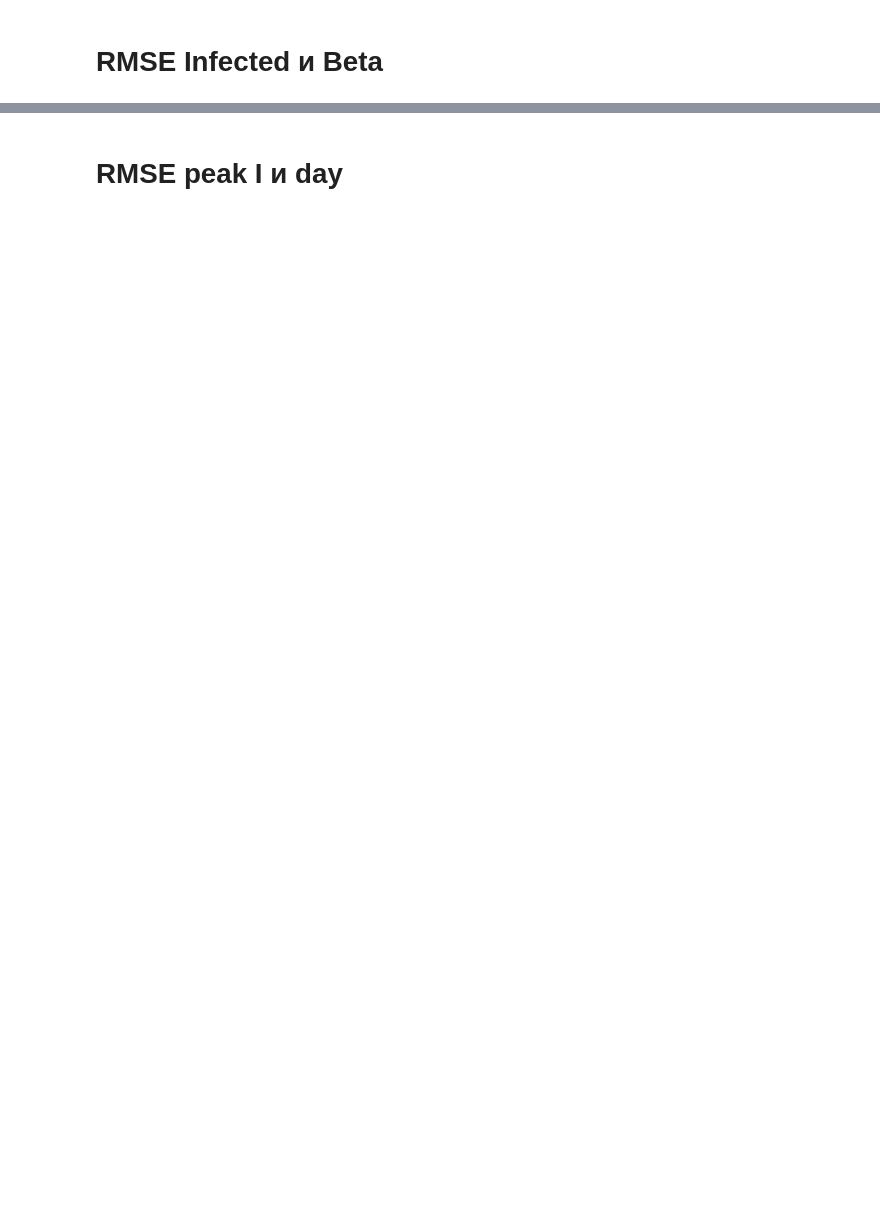
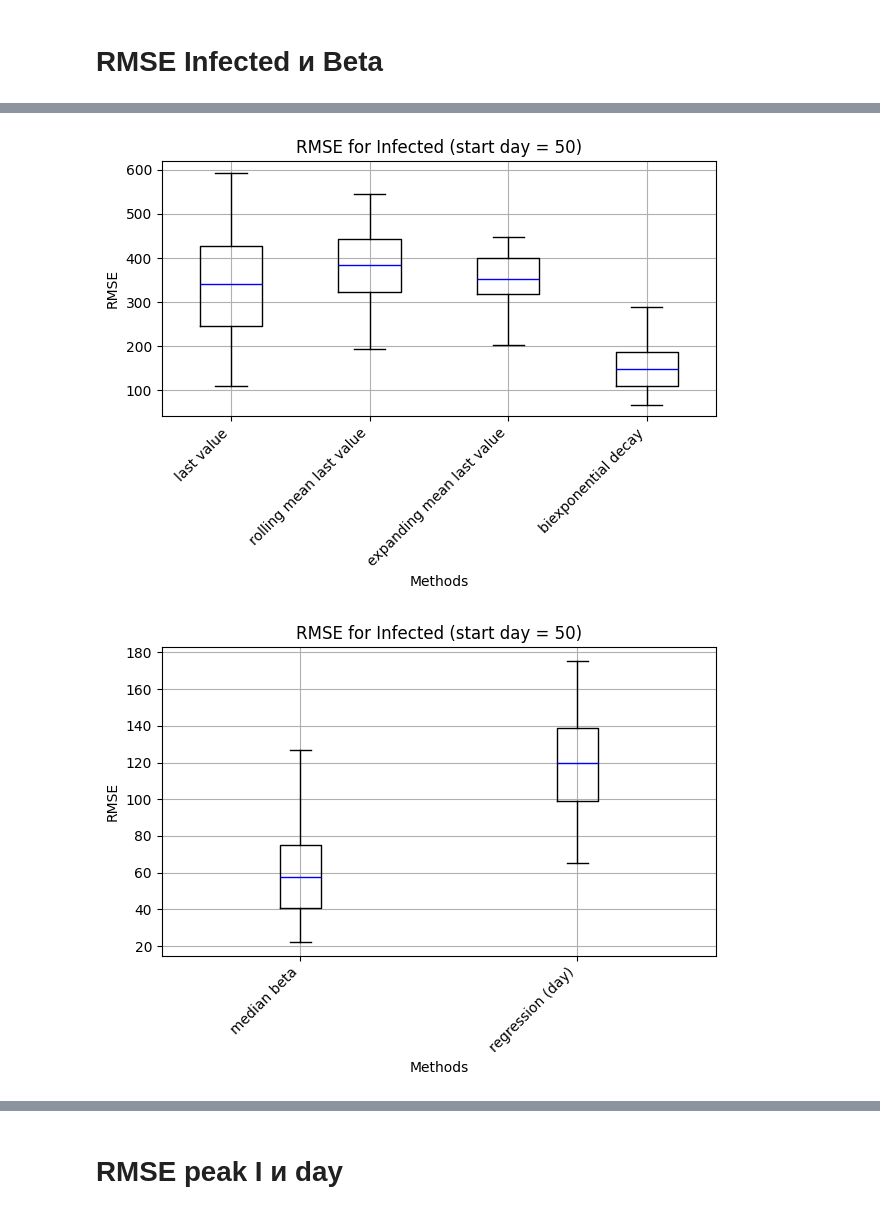
Before and after one commit to vnleonenko/Network_hybrid, a Jupyter notebook: plot_methods.ipynb, the cells around one changed output, grey strips where cells are left out. Cells and saved outputs as stored; diff of their text form; code cells hidden in the pictures; blank space fills up the shorter version.

```diff
--- a/plot_methods.ipynb
+++ b/plot_methods.ipynb
@@ -778,0 +799,41 @@ plt.show()
+# %%
+methods = [['last value',
+        'rolling mean last value',
+        'expanding mean last value',
+        'biexponential decay'],
+
+        ['median beta',
+        'regression (day)'],
+
+        ['median beta;\nshifted forecast',
+        'regression (day);\nshifted forecast',
+        'regression (day);\nincremental learning',
+        'regression (day, previous I)',
+        'lstm']]
+# %%
+day = 50
+# Загрузка данных из CSV
+rmse_df = pd.read_csv(f'RMSE/rmse_I_results_{day}_start.csv')
+for i in range(len(methods)):
+    # Создание боксплота
+    plt.figure()  # Установка размера графика
+    box = plt.boxplot(rmse_df[methods[i]], showfliers=False, medianprops=dict(color='blue'))
+
+    # Настройка заголовка и меток
+    plt.title(f'RMSE for Infected (start day = {day})')
+    plt.xlabel('Methods')
+    plt.ylabel('RMSE')
+
+    # Поворот меток по оси X для лучшей читаемости
+    plt.xticks(ticks=np.arange(1, len(methods[i])+1),
+            labels=methods[i], rotation=45, ha='right')
+
+
+    # Показать график
+    plt.tight_layout()  # Автоматическая настройка отступов
+    plt.savefig(f'RMSE/rmse_I_boxplot_{day}_start_group_{i}.pdf', format='pdf', dpi=300, bbox_inches='tight')
+    plt.grid()
+    plt.show()
+# %% [output]
+[figure, added]
+[figure, added]
```
Also changed, not shown: parts of 17 cells of this notebook, 20 other files.
